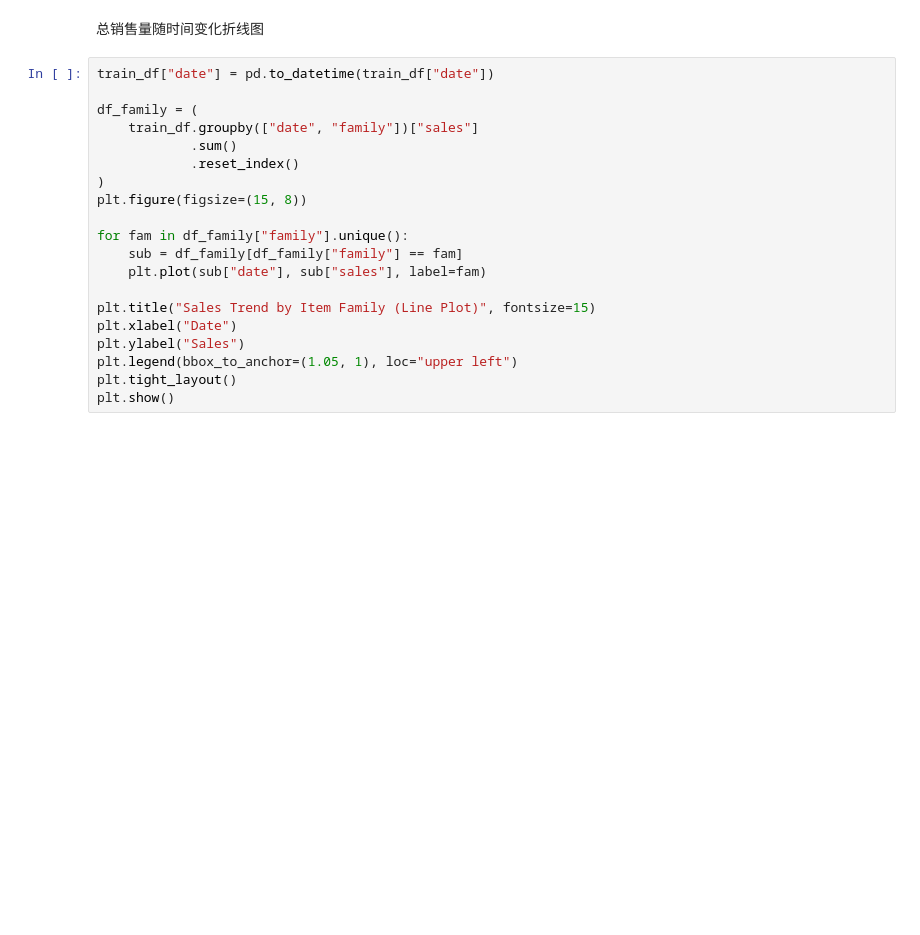
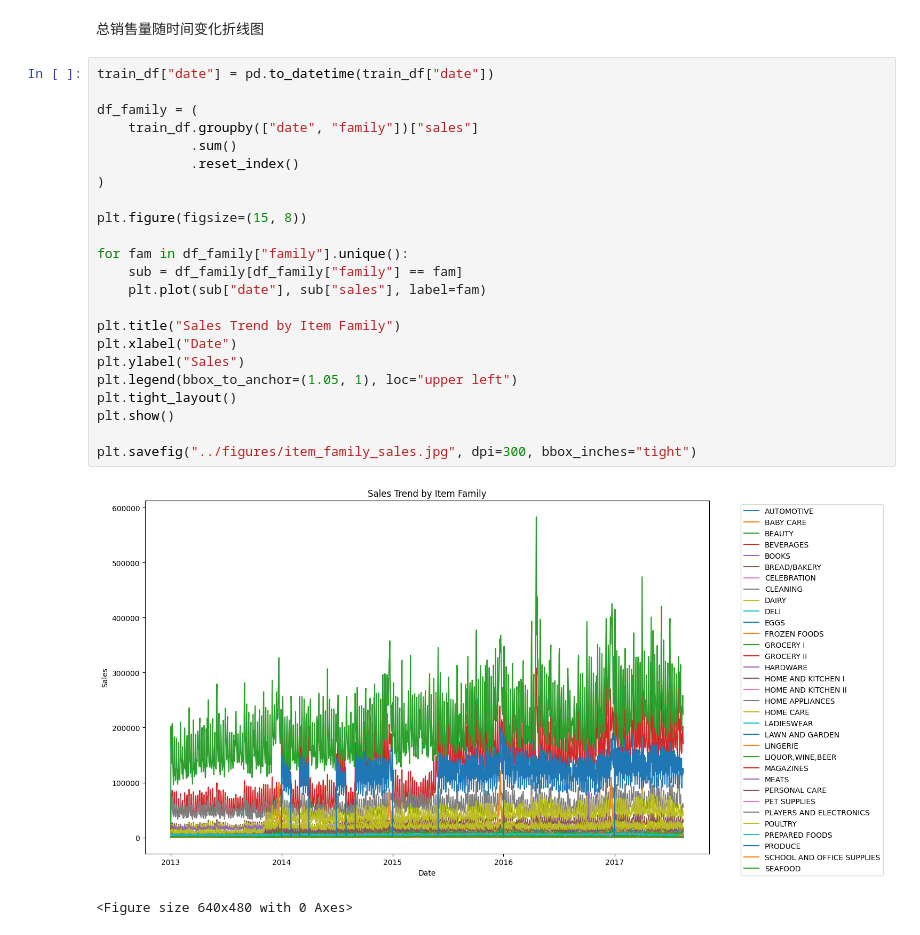
Before and after one commit to JerryJIANG721/Store-Sales---Time-Series-Forecasting, a Jupyter notebook: notebooks/notebook for ZZN.ipynb, the cells around one changed output. Drawn from its saved outputs; the diff is of its cells as text; blank space fills up the shorter version.

Commit message:
Save the figures part of ZZN

```diff
--- a/notebooks/notebook for ZZN.ipynb
+++ b/notebooks/notebook for ZZN.ipynb
@@ -92,20 +135,26 @@ print(train_df.loc[train_df["promo_streak"] > 0, "promo_streak"]
 # %%
 train_df["date"] = pd.to_datetime(train_df["date"])
 
 df_family = (
     train_df.groupby(["date", "family"])["sales"]
             .sum()
             .reset_index()
 )
+
 plt.figure(figsize=(15, 8))
 
 for fam in df_family["family"].unique():
     sub = df_family[df_family["family"] == fam]
     plt.plot(sub["date"], sub["sales"], label=fam)
 
-plt.title("Sales Trend by Item Family (Line Plot)", fontsize=15)
+plt.title("Sales Trend by Item Family")
 plt.xlabel("Date")
 plt.ylabel("Sales")
 plt.legend(bbox_to_anchor=(1.05, 1), loc="upper left")
 plt.tight_layout()
 plt.show()
+
+plt.savefig("../figures/item_family_sales.jpg", dpi=300, bbox_inches="tight")
+# %% [output]
+[figure, added]
+<Figure size 640x480 with 0 Axes>
```
Also changed, not shown: parts of 9 cells of this notebook, 5 other files.
